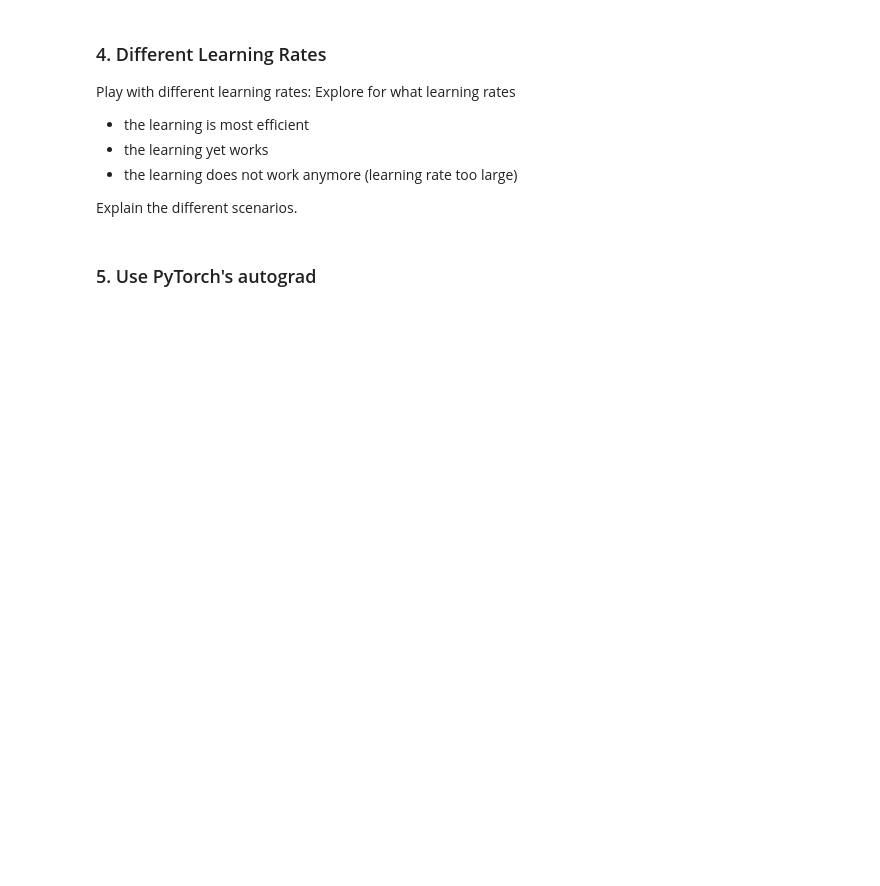
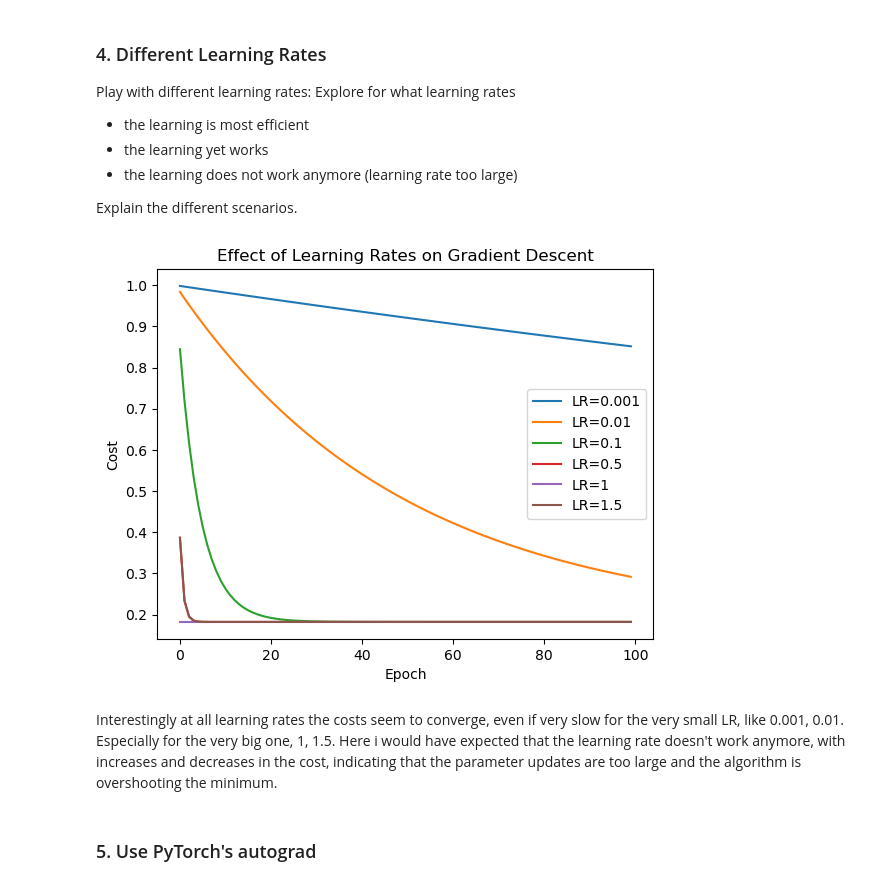
Before and after one commit to Dr-Shab/MSE-DeepLearn, a Jupyter notebook: DL-PW-02-G26_Drilon_Chia-Hua/pw02_lin_regression_GD_stud.ipynb, the cells around one changed output. Cells and saved outputs as stored; diff of their text form; code cells hidden in the pictures; blank space fills up the shorter version.

```diff
--- a/DL-PW-02-G26_Drilon_Chia-Hua/pw02_lin_regression_GD_stud.ipynb
+++ b/DL-PW-02-G26_Drilon_Chia-Hua/pw02_lin_regression_GD_stud.ipynb
@@ -150,5 +155,35 @@ Play with different learning rates: Explore for what learning rates
 - the learning does not work anymore (learning rate too large)
 
 Explain the different scenarios.
+# %%
+learning_rates = [0.001, 0.01, 0.1, 0.5, 1, 1.5]
+
+nepochs = 100
+
+costs_lr = {}
+
+for lr in learning_rates:
+    a = torch.tensor([0.0, 0.0], dtype=torch.float64).reshape(2,1)
+    costs = []
+
+    for epoch in range(nepochs):
+        grad = gradient_cost(X, Y, a)
+        a = a - lr * grad
+        costs.append(cost(X, Y, a))
+
+    costs_lr[lr] = costs
+
+for lr, costs in costs_lr.items():
+    plt.plot(range(nepochs), costs, label=f'LR={lr}')
+
+plt.xlabel('Epoch')
+plt.ylabel('Cost')
+plt.legend()
+plt.title('Effect of Learning Rates on Gradient Descent')
+plt.show()
+# %% [output]
+[figure, added]
+# %% [markdown]
+Interestingly at all learning rates the costs seem to converge, even if very slow for the very small LR, like 0.001, 0.01. Especially for the very big one, 1, 1.5. Here i would have expected that the learning rate doesn't work anymore, with increases and decreases in the cost, indicating that the parameter updates are too large and the algorithm is overshooting the minimum.
 # %% [markdown]
 ### 5. Use PyTorch's autograd
```
Also changed, not shown: parts of 4 cells of this notebook.
